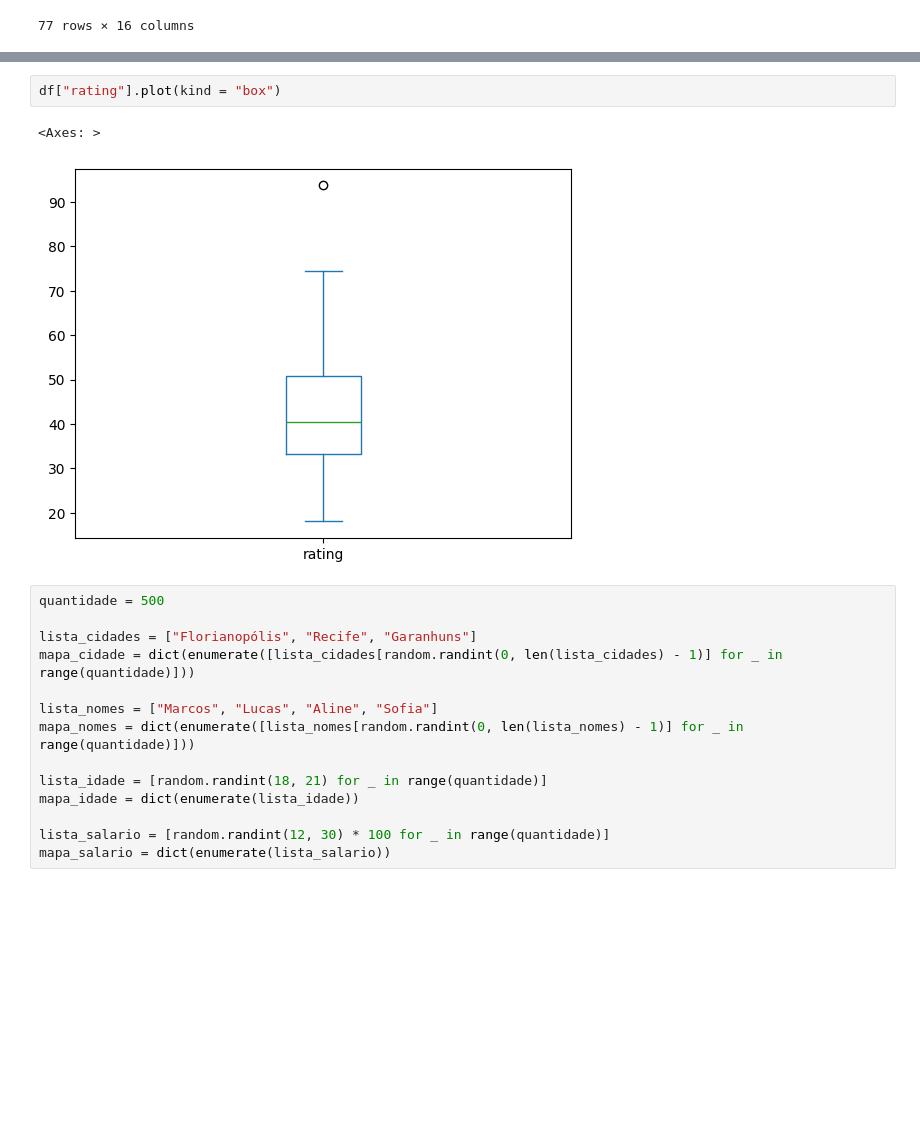
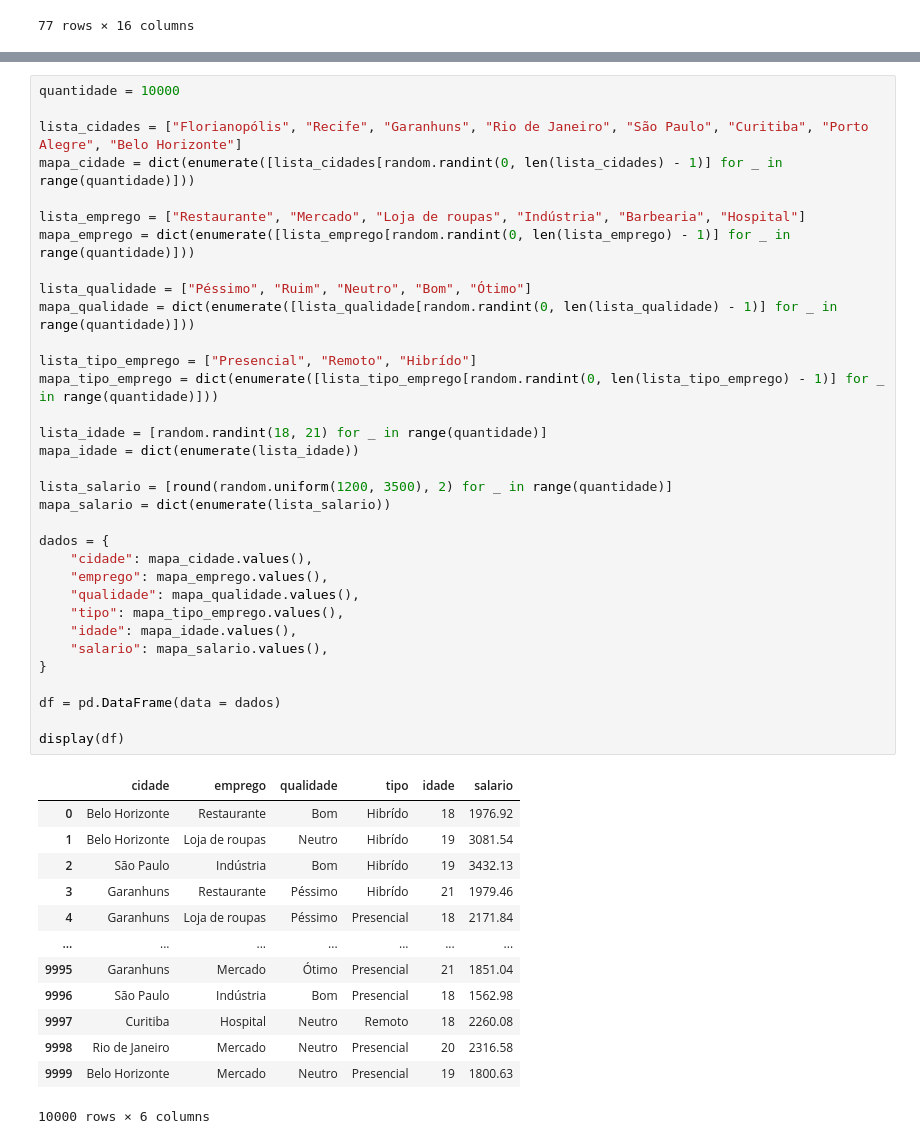
Before and after one commit to AriBarrosFilho/Aprendendo_Python, a Jupyter notebook: teste.ipynb, the cells around one changed output, grey strips where cells are left out. Drawn from its saved outputs; the diff is of its cells as text; blank space fills up the shorter version.

```diff
--- a/teste.ipynb
+++ b/teste.ipynb
@@ -255,19 +186,47 @@ df[["calories", "sodium"]].plot(kind = "line")
-# %%
-df["rating"].plot(kind = "box")
-# %% [output]
-<Axes: >
-[figure, removed]
 # %%
-quantidade = 500
+quantidade = 10000
 
-lista_cidades = ["Florianopólis", "Recife", "Garanhuns"]
+lista_cidades = ["Florianopólis", "Recife", "Garanhuns", "Rio de Janeiro", "São Paulo", "Curitiba", "Porto Alegre", "Belo Horizonte"]
 mapa_cidade = dict(enumerate([lista_cidades[random.randint(0, len(lista_cidades) - 1)] for _ in range(quantidade)]))
 
-lista_nomes = ["Marcos", "Lucas", "Aline", "Sofia"]
-mapa_nomes = dict(enumerate([lista_nomes[random.randint(0, len(lista_nomes) - 1)] for _ in range(quantidade)]))
+lista_emprego = ["Restaurante", "Mercado", "Loja de roupas", "Indústria", "Barbearia", "Hospital"]
+mapa_emprego = dict(enumerate([lista_emprego[random.randint(0, len(lista_emprego) - 1)] for _ in range(quantidade)]))
+
+lista_qualidade = ["Péssimo", "Ruim", "Neutro", "Bom", "Ótimo"]
+mapa_qualidade = dict(enumerate([lista_qualidade[random.randint(0, len(lista_qualidade) - 1)] for _ in range(quantidade)]))
+
+lista_tipo_emprego = ["Presencial", "Remoto", "Hibrído"]
+mapa_tipo_emprego = dict(enumerate([lista_tipo_emprego[random.randint(0, len(lista_tipo_emprego) - 1)] for _ in range(quantidade)]))
 
 lista_idade = [random.randint(18, 21) for _ in range(quantidade)]
 mapa_idade = dict(enumerate(lista_idade))
 
-lista_salario = [random.randint(12, 30) * 100 for _ in range(quantidade)]
+lista_salario = [round(random.uniform(1200, 3500), 2) for _ in range(quantidade)]
 mapa_salario = dict(enumerate(lista_salario))
+
+dados = {
+    "cidade": mapa_cidade.values(),
+    "emprego": mapa_emprego.values(),
+    "qualidade": mapa_qualidade.values(),
+    "tipo": mapa_tipo_emprego.values(),
+    "idade": mapa_idade.values(),
+    "salario": mapa_salario.values(),
+}
+
+df = pd.DataFrame(data = dados)
+
+display(df)
+# %% [output]
+|  | cidade | emprego | qualidade | tipo | idade | salario |
+| 0 | Belo Horizonte | Restaurante | Bom | Hibrído | 18 | 1976.92 |
+| 1 | Belo Horizonte | Loja de roupas | Neutro | Hibrído | 19 | 3081.54 |
+| 2 | São Paulo | Indústria | Bom | Hibrído | 19 | 3432.13 |
+| 3 | Garanhuns | Restaurante | Péssimo | Hibrído | 21 | 1979.46 |
+| 4 | Garanhuns | Loja de roupas | Péssimo | Presencial | 18 | 2171.84 |
+| ... | ... | ... | ... | ... | ... | ... |
+| 9995 | Garanhuns | Mercado | Ótimo | Presencial | 21 | 1851.04 |
+| 9996 | São Paulo | Indústria | Bom | Presencial | 18 | 1562.98 |
+| 9997 | Curitiba | Hospital | Neutro | Remoto | 18 | 2260.08 |
+| 9998 | Rio de Janeiro | Mercado | Neutro | Presencial | 20 | 2316.58 |
+| 9999 | Belo Horizonte | Mercado | Neutro | Presencial | 19 | 1800.63 |
+10000 rows × 6 columns
```
Also changed, not shown: parts of 31 cells of this notebook, 11 other files.
